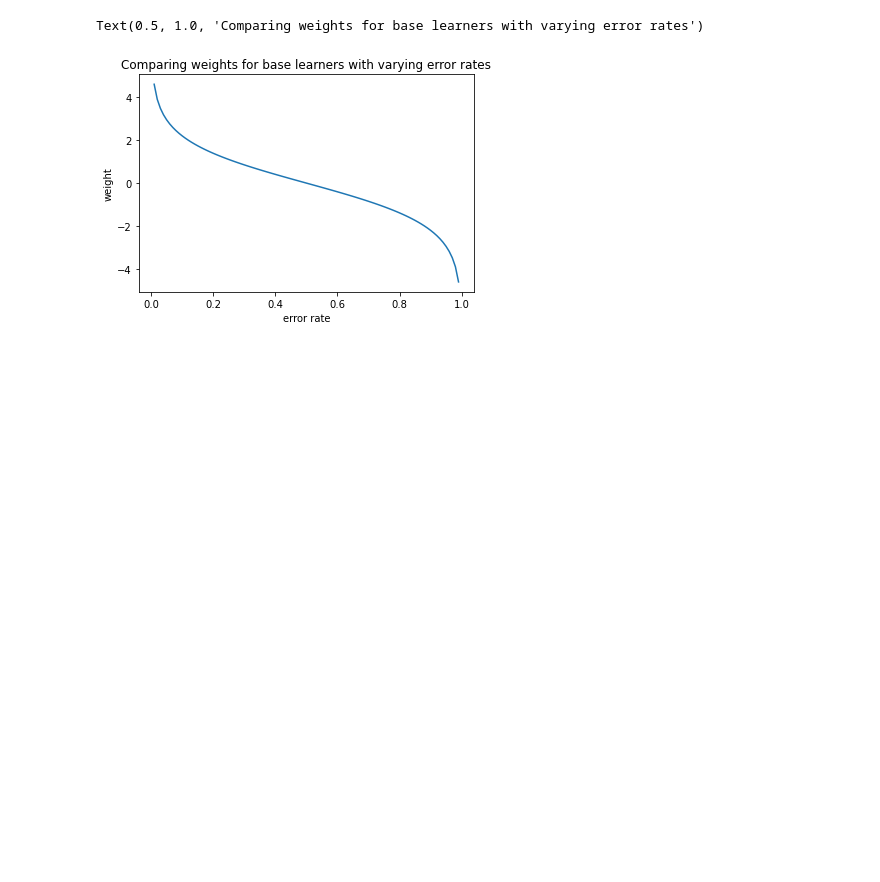
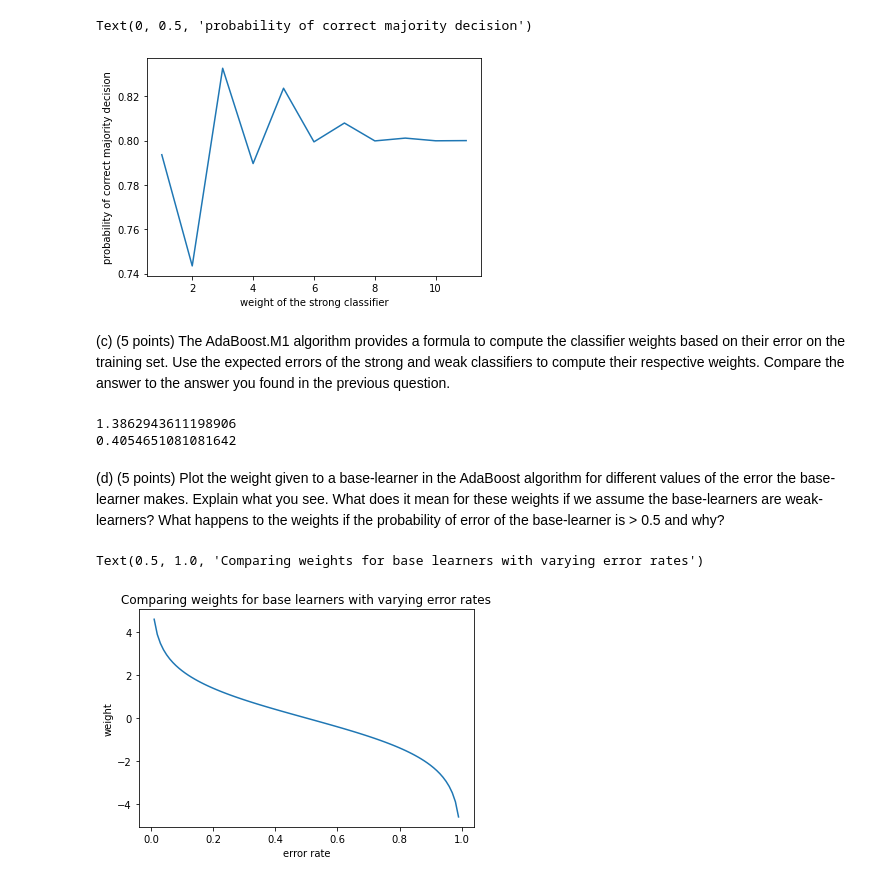
Before and after one commit to JanSchering/natural_computing, a Jupyter notebook: assignment_5/ex3.ipynb, the cells around one changed output. Cells and saved outputs as stored; diff of their text form; code cells hidden in the pictures; blank space fills up the shorter version.

```diff
--- a/assignment_5/ex3.ipynb
+++ b/assignment_5/ex3.ipynb
@@ -3,0 +26,37 @@ import matplotlib.pyplot as plt
+# %%
+def weighted_majority(weight:int, p_strong:float, p_weak:float) -> float:
+    """
+    Calculates the probability of a correct majority decision given
+    - A strong classifier with success rate <p_strong>
+    - An ensemble of 10 weak classifiers with respective success rates <p_weak>
+    - A weight factor <weight> for the vote of the strong classifier
+    """
+    print(f'weight: {weight}')
+    # there are 10 weak classifiers
+    n_weak = 10
+    # the theoretical number of votes is the sum of weak classifiers and the weight of the strong classifier
+    theoretical_vote_cap = n_weak + weight
+    # the majority is based on the theoretical vote cap
+    n_majority = math.floor(theoretical_vote_cap / 2) + 1
+    print("Majority:", n_majority)
+
+    # The first way to gain a majority is to have enough weak classifiers voting correctly
+    if n_majority <= 10:
+        weak_majority = success_prob(n_weak, p_weak, n_majority)
+        print("Probability of weak majority:", weak_majority)
+    else:
+        weak_majority = 0
+
+    # The second way to gain a majority is for the strong classifier to vote correctly and have enough support from the weak classifiers
+    # For that we need to calculate the probability of the lower bound and subtract it from the probability of the upper bound of supporting classifiers
+    lower_bound = n_majority - weight
+    if lower_bound > 0:
+        upper_bound = n_majority
+        p_lower = prob_bounded(n_weak, p_weak, lower_bound)
+        p_upper = prob_bounded(n_weak, p_weak, upper_bound)
+        strong_majority = (p_upper - p_lower) * p_strong
+        print("Probability of strong majority:", strong_majority)
+    else:
+        strong_majority = p_strong
+    print(f'probability of reaching a majority: {weak_majority + strong_majority}')
+    return weak_majority + strong_majority
@@ -3,0 +70,3 @@ import matplotlib.pyplot as plt
+# %%
+# Get the probabilities of a correct majority decision for varying weights in a range of [1,11]
+probabilities = [weighted_majority(weight, 0.8, 0.6) for weight in range(1, 12)]
@@ -4,3 +91,27 @@ import matplotlib.pyplot as plt
+# %%
+plt.plot([i for i in range(1,12)], probabilities)
+plt.xlabel('weight of the strong classifier')
+plt.ylabel('probability of correct majority decision')
+# %% [output]
+Text(0, 0.5, 'probability of correct majority decision')
+[figure, added]
+# %% [markdown]
+(c) (5 points) The AdaBoost.M1 algorithm provides a formula to compute the classifier weights based on their error on the training set.
+Use the expected errors of the strong and weak classifiers to compute their respective weights. Compare the answer to the answer
+you found in the previous question.
+# %%
+print(math.log((1-0.2)/0.2))
+print(math.log((1-0.4)/0.4))
+# %% [output]
+1.3862943611198906
+0.4054651081081642
+# %% [markdown]
+(d) (5 points) Plot the weight given to a base-learner in the AdaBoost
+algorithm for different values of the error the base-learner makes.
+Explain what you see. What does it mean for these weights if we
+assume the base-learners are weak-learners? What happens to the
+weights if the probability of error of the base-learner is > 0.5 and
+why?
 # %%
 def get_weight(error_rate):
   return np.log((1-error_rate)/error_rate)
```
Also changed, not shown: parts of 6 cells of this notebook, 4 other files.
